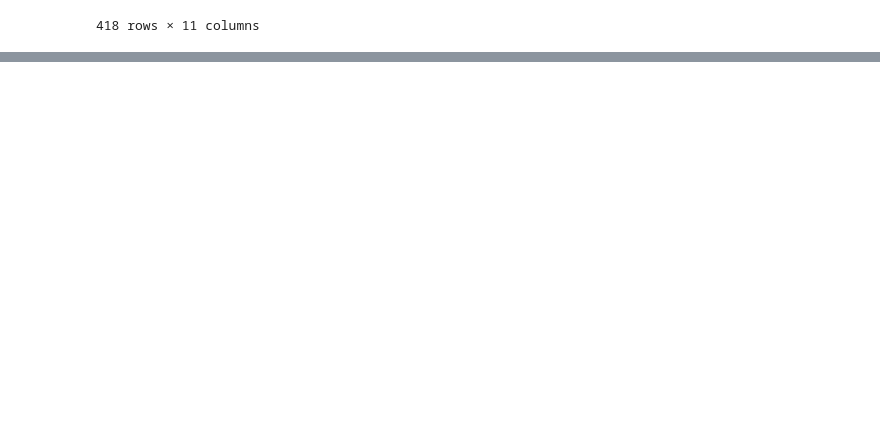
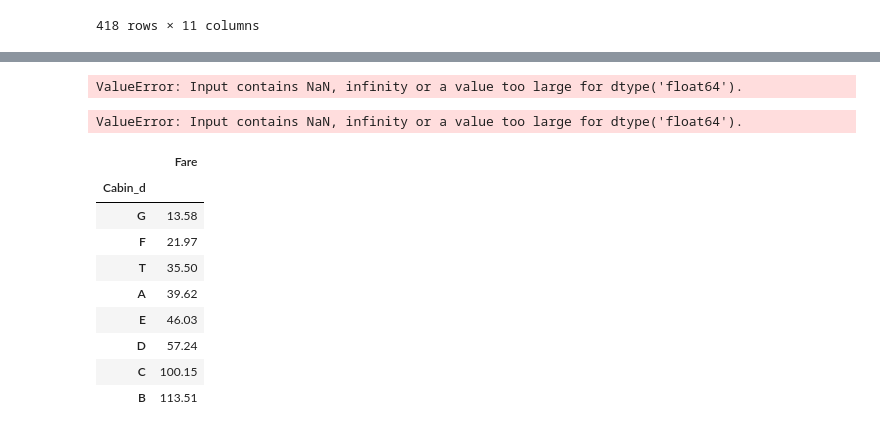
Before and after one commit to Adrian123K/pandas_ml, a Jupyter notebook: 10-2. Pandas DA (200724).ipynb, the cells around one changed output, grey strips where cells are left out. Drawn from its saved outputs; the diff is of its cells as text; code cells hidden in the pictures; blank space fills up the shorter version.

```diff
--- a/10-2. Pandas DA (200724).ipynb
+++ b/10-2. Pandas DA (200724).ipynb
@@ -584,0 +695,56 @@ for  i,a  in  enumerate(y_hat):
+# %%
+y_hat = model.predict( X_test )
+# %% [output]
+ValueError: Input contains NaN, infinity or a value too large for dtype('float64').
+# %%
+# Kaggle에 올리기 위한 포맷으로 데이터를 구성한다.
+for  i,a  in  enumerate(y_hat):
+    print (i+892,',',a)
+
+# # 8단계 모형의 예측능력을 평가한다.
+
+# from sklearn import metrics
+# knn_matrix = metrics.confusion_matrix( y_test, y_hat )
+# print( knn_matrix )
+
+# tn, fp, fn, tp = metrics.confusion_matrix( y_test, y_hat ).ravel
+# f1_report = metrics.classification_report( y_test, y_hat )
+# print( f1_report )
+
+# #print(np.array([[tp,fp],[fn,tn]]))
+
+# from sklearn.metrics import accuracy_score
+# accuracy = accuracy_score( y_test, y_hat)
+# print(accuracy)
+# %% [output]
+ValueError: Input contains NaN, infinity or a value too large for dtype('float64').
+# %%
+from sklearn import metrics
+import numpy as np
+import pandas as pd
+import seaborn as sns
+
+df = pd.read_csv("train.csv")
+pd.set_option('display.max_columns',15)
+
+mask4 = (df.Age<10) | (df.Sex=='female')
+df['child_women']=mask4.astype(int)
+
+rdf = df.drop(['PassengerId','Ticket'], axis =1)
+appel = rdf['Cabin'].str.split('[0-9]')
+rdf['Cabin_d'] = appel.str.get(0)
+cabin_m = pd.DataFrame(round(rdf.groupby('Cabin_d')['Fare'].mean(),2))
+cabin_m = cabin_m.loc[['A','B','C','D','E','F','G','T']]
+
+cabin_m.sort_values(by='Fare',ascending=True)
+# %% [output]
+|  | Fare |
+| Cabin_d |  |
+| G | 13.58 |
+| F | 21.97 |
+| T | 35.50 |
+| A | 39.62 |
+| E | 46.03 |
+| D | 57.24 |
+| C | 100.15 |
+| B | 113.51 |
```
Also changed, not shown: parts of 6 cells of this notebook, 1 other file.
